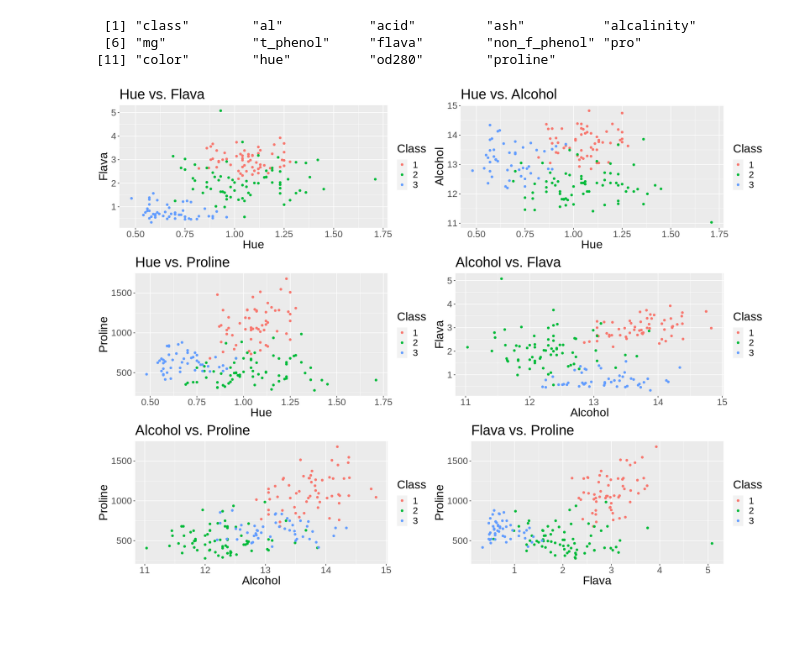
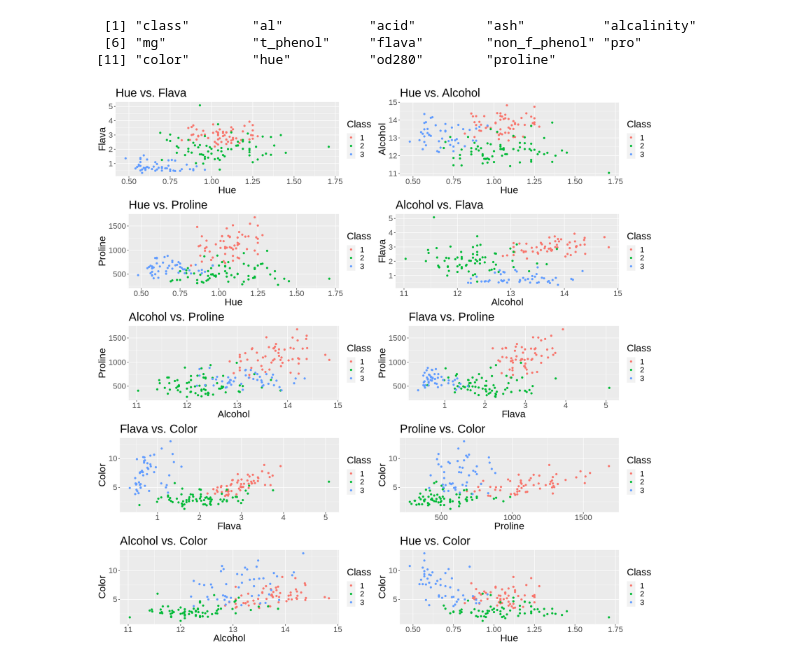
Before and after one commit to Herman-Liao/dsci100groupproject, a Jupyter notebook: Potential Plots.ipynb, the cells around one changed output. Saved outputs shown, nothing was run; the diff lists cells and outputs as text; code cells hidden in the pictures; blank space fills up the shorter version.

Commit message:
Added Colour
Colour has been plotted with other variables for comparison.  Flava vs. Colour seems to be the best right now.

```diff
--- a/Potential Plots.ipynb
+++ b/Potential Plots.ipynb
@@ -80,7 +80,31 @@ plot_flava_proline <- ggplot(wine_data, aes(x = flava, y = proline, color = clas
                       labs(x = "Flava", y = "Proline", color = "Class") +
                       ggtitle("Flava vs. Proline") +
                       theme(text = element_text(size = 20))
+# %%
+plot_flava_color <- ggplot(wine_data, aes(x = flava, y = color, color = class)) +
+                      geom_point(aes(color = class)) +
+                      labs(x = "Flava", y = "Color", color = "Class") +
+                      ggtitle("Flava vs. Color") +
+                      theme(text = element_text(size = 20))
+# %%
+plot_proline_color <- ggplot(wine_data, aes(x = proline, y = color, color = class)) +
+                      geom_point(aes(color = class)) +
+                      labs(x = "Proline", y = "Color", color = "Class") +
+                      ggtitle("Proline vs. Color") +
+                      theme(text = element_text(size = 20))
+# %%
+plot_alcohol_color <- ggplot(wine_data, aes(x = al, y = color, color = class)) +
+                      geom_point(aes(color = class)) +
+                      labs(x = "Alcohol", y = "Color", color = "Class") +
+                      ggtitle("Alcohol vs. Color") +
+                      theme(text = element_text(size = 20))
+# %%
+plot_hue_color <- ggplot(wine_data, aes(x = hue, y = color, color = class)) +
+                      geom_point(aes(color = class)) +
+                      labs(x = "Hue", y = "Color", color = "Class") +
+                      ggtitle("Hue vs. Color") +
+                      theme(text = element_text(size = 20))
 # %%
-grid.arrange(plot_hue_flava, plot_hue_alcohol, plot_hue_proline, plot_alcohol_flava, plot_alcohol_proline, plot_flava_proline, nrow = 3)
+grid.arrange(plot_hue_flava, plot_hue_alcohol, plot_hue_proline, plot_alcohol_flava, plot_alcohol_proline, plot_flava_proline, plot_flava_color, plot_proline_color, plot_alcohol_color, plot_hue_color, nrow = 5)
 # %% [output]
-[figure, old version]
+[figure, new version]
```
Also changed, not shown: parts of 1 cell of this notebook.
